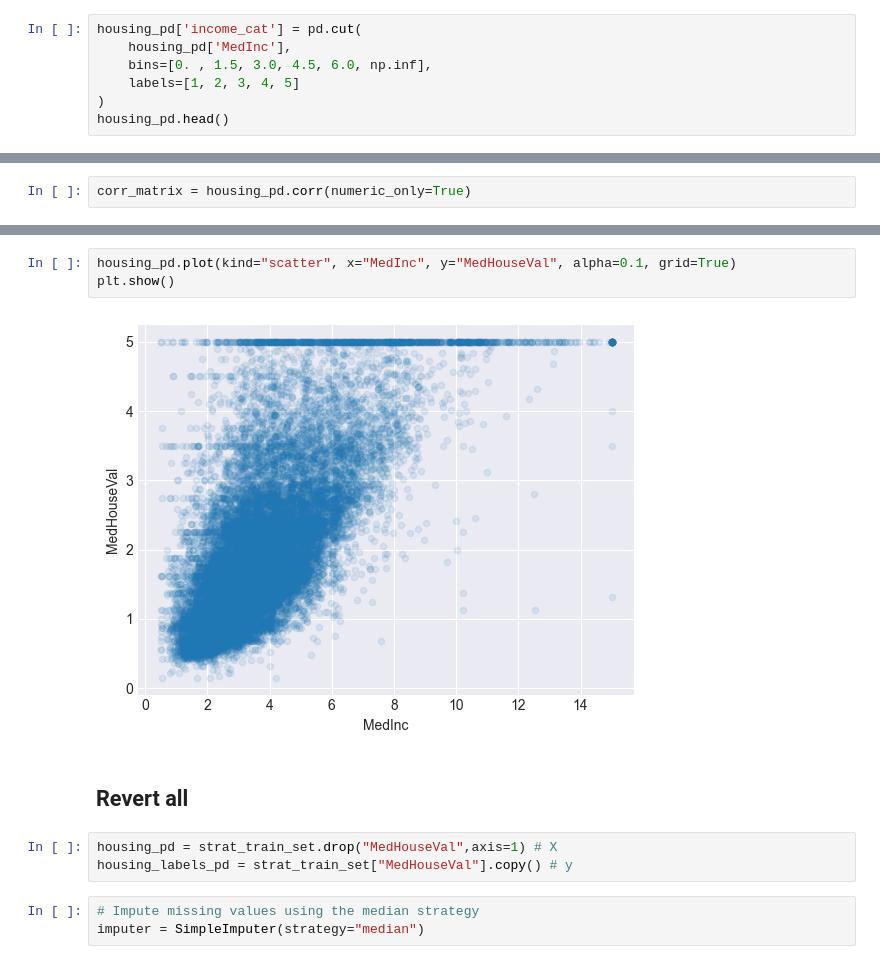
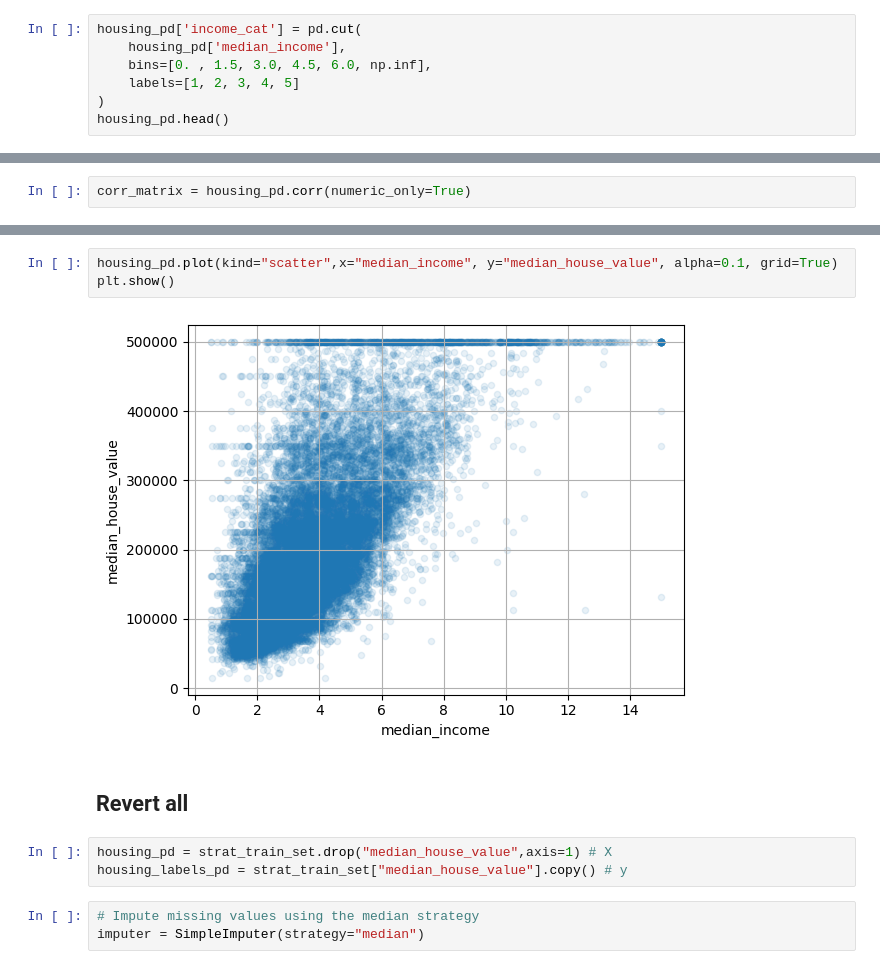
Before and after one commit to DavidCalebChaparroOrozco/Hands-OnMachineLearningwithScikit-LearnandPyTorch-Aur-lienG-ron, a Jupyter notebook: DataloadingExplorationPreparation/PracticeHousingDataset.ipynb, the cells around one changed output, grey strips where cells are left out. Cells and saved outputs as stored; diff of their text form.

```diff
--- a/DataloadingExplorationPreparation/PracticeHousingDataset.ipynb
+++ b/DataloadingExplorationPreparation/PracticeHousingDataset.ipynb
@@ -321,7 +433,7 @@ len(train_set), len(test_set)
 ## Creating categories with Pandas
 # %%
 housing_pd['income_cat'] = pd.cut(
-    housing_pd['MedInc'],
+    housing_pd['median_income'],
     bins=[0. , 1.5, 3.0, 4.5, 6.0, np.inf],
     labels=[1, 2, 3, 4, 5]
 )
@@ -502,13 +614,13 @@ plt.show()
 # %%
-housing_pd.plot(kind="scatter", x="MedInc", y="MedHouseVal", alpha=0.1, grid=True)
+housing_pd.plot(kind="scatter",x="median_income", y="median_house_value", alpha=0.1, grid=True)
 plt.show()
 # %% [output]
-[figure, old version]
+[figure, new version]
 # %% [markdown]
 ## Revert all
 # %%
-housing_pd = strat_train_set.drop("MedHouseVal",axis=1) # X
-housing_labels_pd = strat_train_set["MedHouseVal"].copy() # y
+housing_pd = strat_train_set.drop("median_house_value",axis=1) # X
+housing_labels_pd = strat_train_set["median_house_value"].copy() # y
 # %%
 # Impute missing values using the median strategy
 imputer = SimpleImputer(strategy="median")
```
Also changed, not shown: parts of 105 cells of this notebook, 1 other file.
